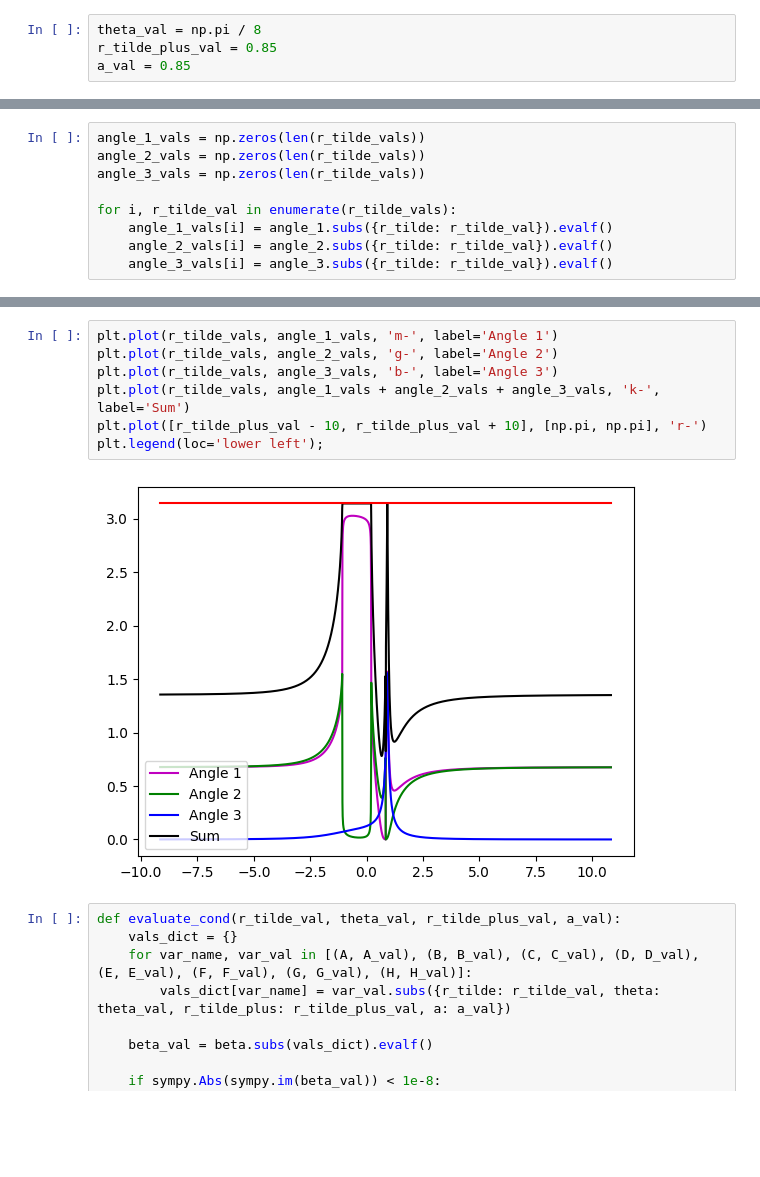
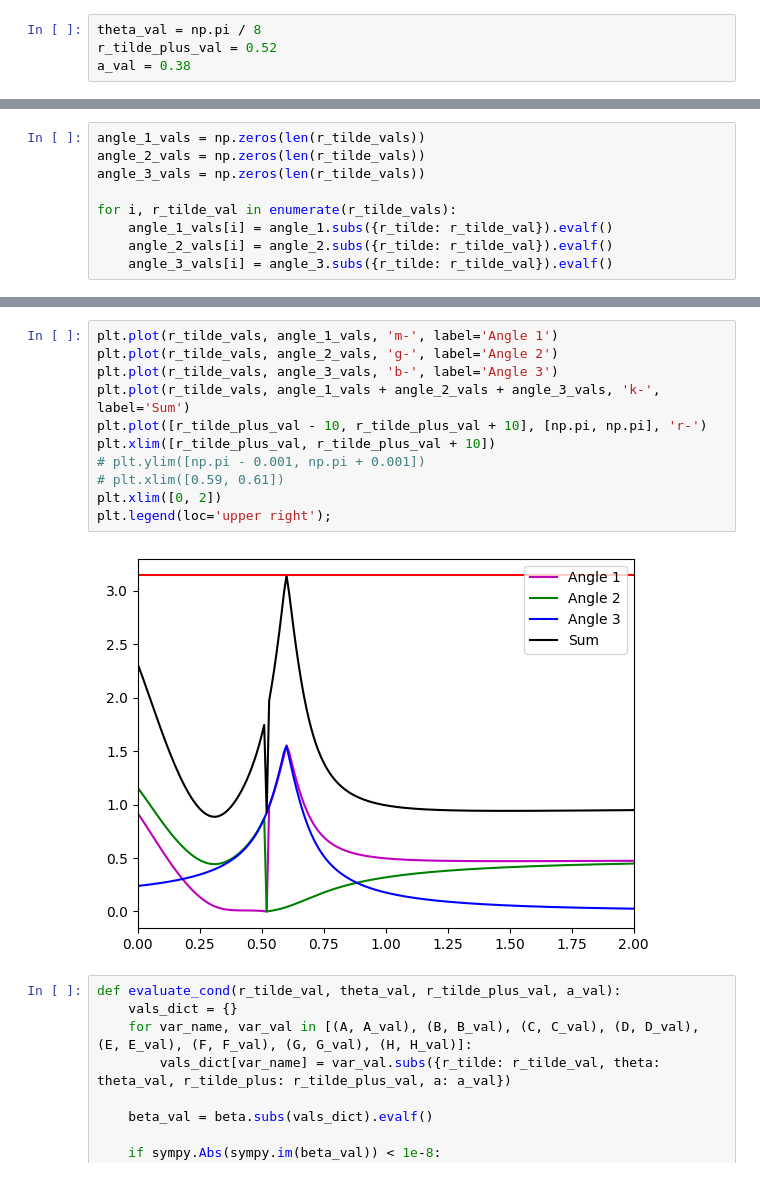
Before and after one commit to jchryssanthacopoulos/complex_spacetime_metrics, a Jupyter notebook: notebooks/complex_eigenvalues/ads4_charged_rotating_bh.ipynb, the cells around one changed output, grey strips where cells are left out. Saved outputs shown, nothing was run; the diff lists cells and outputs as text; blank space fills up the shorter version.

```diff
--- a/notebooks/complex_eigenvalues/ads4_charged_rotating_bh.ipynb
+++ b/notebooks/complex_eigenvalues/ads4_charged_rotating_bh.ipynb
@@ -243,8 +243,8 @@ def cond_sym(theta_val, r_tilde_plus_val, a_val, thres=0):
     return angle_1, angle_2, angle_3
 # %%
 theta_val = np.pi / 8
-r_tilde_plus_val = 0.85
-a_val = 0.85
+r_tilde_plus_val = 0.52
+a_val = 0.38
 # %%
 angle_1, angle_2, angle_3 = cond_sym(theta_val, r_tilde_plus_val, a_val)
 # %%
@@ -326,12 +350,16 @@ for i, r_tilde_val in enumerate(r_tilde_vals):
 # %%
 plt.plot(r_tilde_vals, angle_1_vals, 'm-', label='Angle 1')
 plt.plot(r_tilde_vals, angle_2_vals, 'g-', label='Angle 2')
 plt.plot(r_tilde_vals, angle_3_vals, 'b-', label='Angle 3')
 plt.plot(r_tilde_vals, angle_1_vals + angle_2_vals + angle_3_vals, 'k-', label='Sum')
 plt.plot([r_tilde_plus_val - 10, r_tilde_plus_val + 10], [np.pi, np.pi], 'r-')
-plt.legend(loc='lower left');
+plt.xlim([r_tilde_plus_val, r_tilde_plus_val + 10])
+# plt.ylim([np.pi - 0.001, np.pi + 0.001])
+# plt.xlim([0.59, 0.61])
+plt.xlim([0, 2])
+plt.legend(loc='upper right');
 # %% [output]
-[figure, old version]
+[figure, new version]
 # %%
 def evaluate_cond(r_tilde_val, theta_val, r_tilde_plus_val, a_val):
     vals_dict = {}
```
Also changed, not shown: parts of 12 cells of this notebook.
